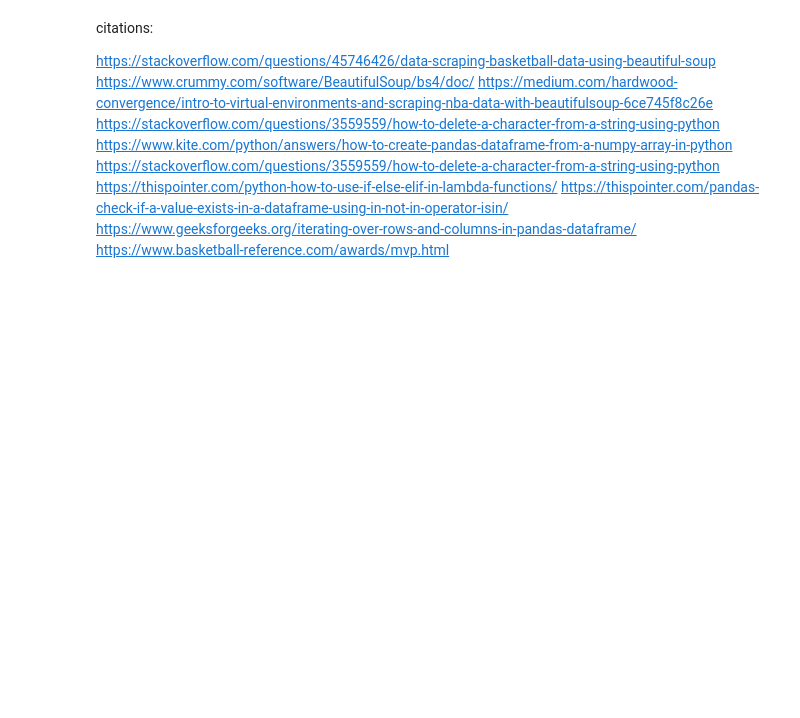
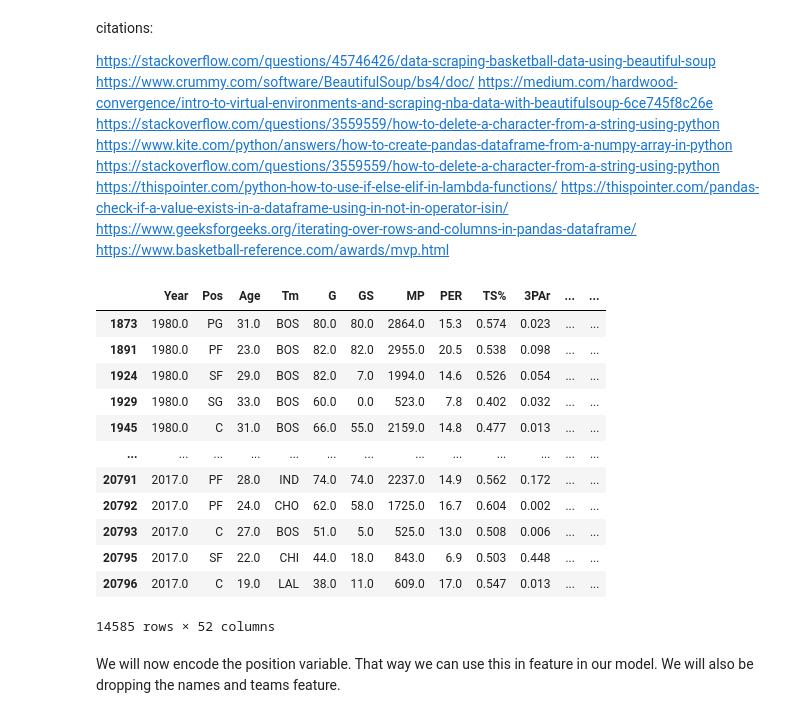
Before and after one commit to juliajanu/Math475_Project_4-, a Jupyter notebook: Project4.ipynb, the cells around one changed output. Cells and saved outputs as stored; diff of their text form; code cells hidden in the pictures; blank space fills up the shorter version.

```diff
--- a/Project4.ipynb
+++ b/Project4.ipynb
@@ -237,3 +279,5 @@ Finally, we have the answer to our 'big question'. We will now recap what unfold
+# %%
+stats_df = stats_df.dropna(how = 'any')
 # %% [markdown]
 citations:
 
@@ -247,3 +291,19 @@ https://thispointer.com/python-how-to-use-if-else-elif-in-lambda-functions/
 https://thispointer.com/pandas-check-if-a-value-exists-in-a-dataframe-using-in-not-in-operator-isin/
 https://www.geeksforgeeks.org/iterating-over-rows-and-columns-in-pandas-dataframe/
 https://www.basketball-reference.com/awards/mvp.html
+# %%
+stats_df
+# %% [output]
+|  | Year | Pos | Age | Tm | G | GS | MP | PER | TS% | 3PAr | ... | ... |
+| 1873 | 1980.0 | PG | 31.0 | BOS | 80.0 | 80.0 | 2864.0 | 15.3 | 0.574 | 0.023 | ... | ... |
+| 1891 | 1980.0 | PF | 23.0 | BOS | 82.0 | 82.0 | 2955.0 | 20.5 | 0.538 | 0.098 | ... | ... |
+| 1924 | 1980.0 | SF | 29.0 | BOS | 82.0 | 7.0 | 1994.0 | 14.6 | 0.526 | 0.054 | ... | ... |
+| 1929 | 1980.0 | SG | 33.0 | BOS | 60.0 | 0.0 | 523.0 | 7.8 | 0.402 | 0.032 | ... | ... |
+| 1945 | 1980.0 | C | 31.0 | BOS | 66.0 | 55.0 | 2159.0 | 14.8 | 0.477 | 0.013 | ... | ... |
+| ... | ... | ... | ... | ... | ... | ... | ... | ... | ... | ... | ... | ... |
+| 20791 | 2017.0 | PF | 28.0 | IND | 74.0 | 74.0 | 2237.0 | 14.9 | 0.562 | 0.172 | ... | ... |
+| 20792 | 2017.0 | PF | 24.0 | CHO | 62.0 | 58.0 | 1725.0 | 16.7 | 0.604 | 0.002 | ... | ... |
+| 20793 | 2017.0 | C | 27.0 | BOS | 51.0 | 5.0 | 525.0 | 13.0 | 0.508 | 0.006 | ... | ... |
+| 20795 | 2017.0 | SF | 22.0 | CHI | 44.0 | 18.0 | 843.0 | 6.9 | 0.503 | 0.448 | ... | ... |
+| 20796 | 2017.0 | C | 19.0 | LAL | 38.0 | 11.0 | 609.0 | 17.0 | 0.547 | 0.013 | ... | ... |
+14585 rows × 52 columns
@@ -249,0 +315,2 @@ https://www.basketball-reference.com/awards/mvp.html
+# %% [markdown]
+We will now encode the position variable. That way we can use this in feature in our model. We will also be dropping the names and teams feature.
```
Also changed, not shown: parts of 19 cells of this notebook.
